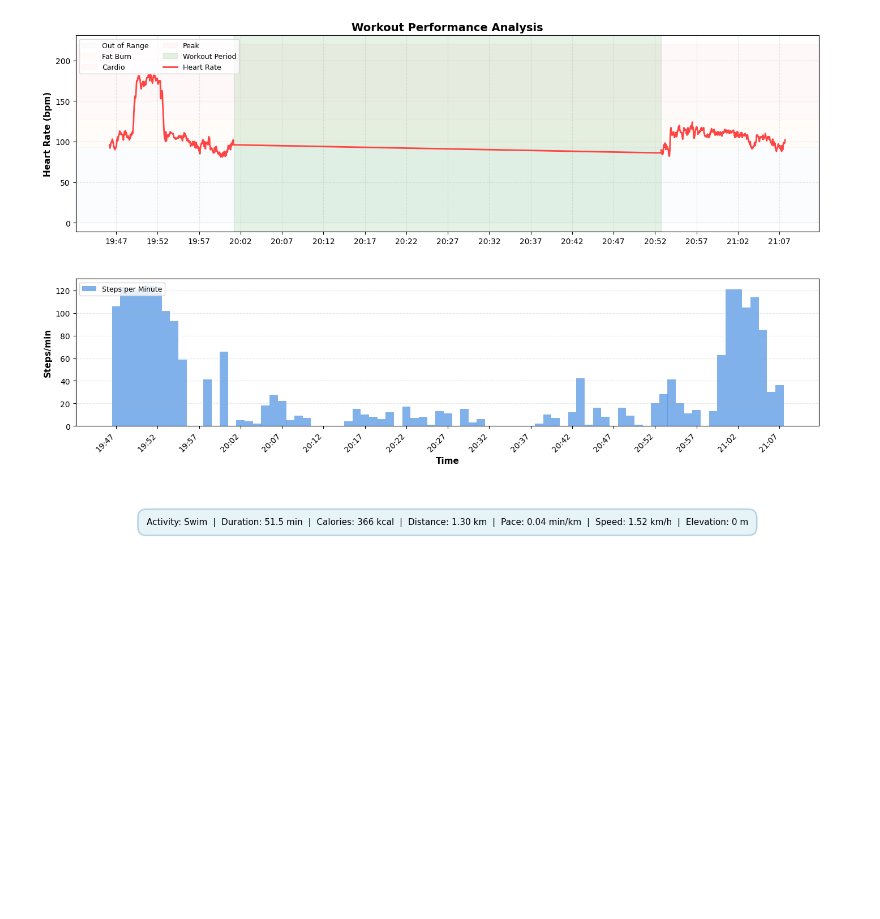
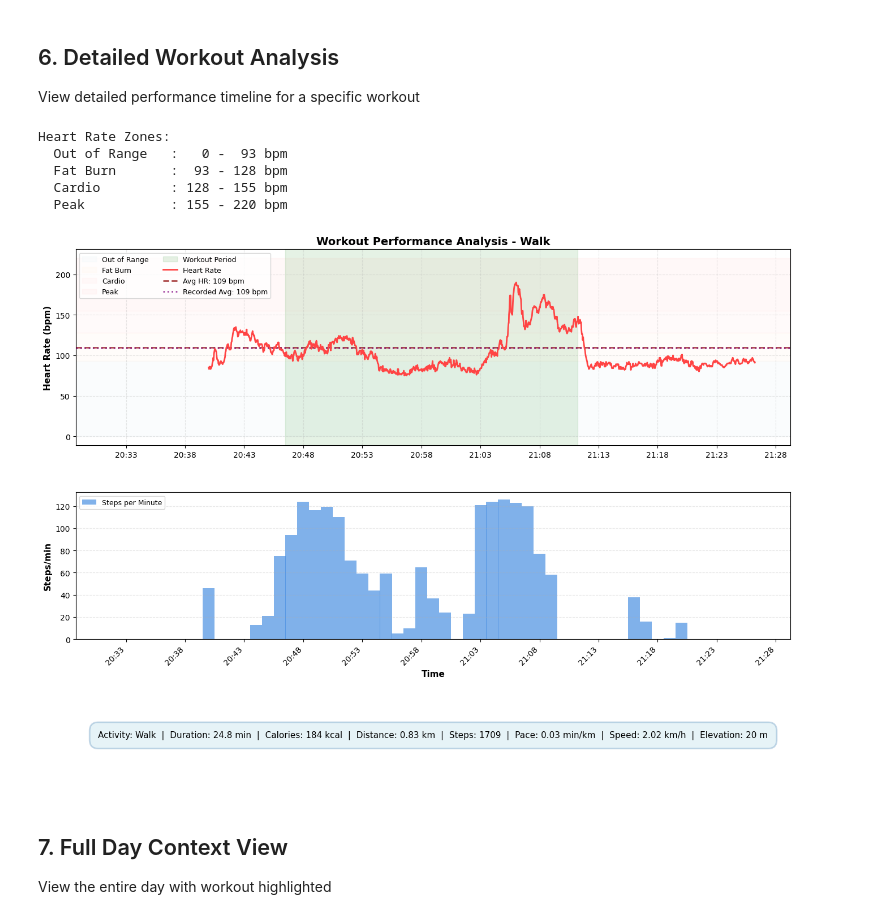
Before and after one commit to followcrom/cromWell, a Jupyter notebook: notebooks/PERFORMANCE ANALYSIS.ipynb, the cells around one changed output. Saved outputs shown, nothing was run; the diff lists cells and outputs as text; code cells hidden in the pictures; blank space fills up the shorter version.

```diff
--- a/notebooks/PERFORMANCE ANALYSIS.ipynb
+++ b/notebooks/PERFORMANCE ANALYSIS.ipynb
@@ -136,8 +149,23 @@ print(df_activity_records[['time', 'ActivityName', 'calories', 'distance', 'step
+# %% [markdown]
+## 6. Detailed Workout Analysis
+
+View detailed performance timeline for a specific workout
 # %%
-# Define heart rate zones
-zones = {
-    'Out of Range': {'range': (0, 93), 'color': '#e8f4f8'},
-    'Fat Burn': {'range': (93, 128), 'color': '#fff4e6'},
-    'Cardio': {'range': (128, 155), 'color': '#ffe8e8'},
-    'Peak': {'range': (155, 220), 'color': '#ffe0e0'}
-}
+# OPTIONAL: Calculate personalized HR zones based on age
+# Uncomment and set your age to use personalized zones
+# my_age = 35
+# my_resting_hr = 60
+# hr_zones = calculate_hr_zones_from_age(my_age, my_resting_hr)
+
+# Use default zones
+hr_zones = DEFAULT_HR_ZONES
+
+print("Heart Rate Zones:")
+for zone, info in hr_zones.items():
+    print(f"  {zone:15s}: {info['range'][0]:3d} - {info['range'][1]:3d} bpm")
+# %% [output]
+Heart Rate Zones:
+  Out of Range   :   0 -  93 bpm
+  Fat Burn       :  93 - 128 bpm
+  Cardio         : 128 - 155 bpm
+  Peak           : 155 - 220 bpm
@@ -303,6 +172,24 @@ def plot_performance_timeline(df_hr_intra, df_steps_intra, activity_record):
 # %%
-# Detailed workout zoom:
-fig1 = plot_performance_timeline(df_hr_intra, df_steps_intra, df_activity_records)
-plt.show()
+# Select which activity to analyze (0 = first, 1 = second, etc.)
+activity_index = 1
+
+if len(df_activity_records) > 0:
+    try:
+        selected_activity = df_activity_records.iloc[activity_index]
+
+        fig = plot_performance_timeline(
+            df_hr_intra,
+            df_steps_intra,
+            selected_activity,
+            hr_zones=hr_zones,
+            timezone='Europe/London'
+        )
+        plt.show()
+    except IndexError:
+        print(f"❌ Activity index {activity_index} not found. Available: 0-{len(df_activity_records)-1}")
+    except Exception as e:
+        print(f"❌ Error plotting: {e}")
+else:
+    print("❌ No activities to plot")
 # %% [output]
-[figure, old version]
+[figure, new version]
@@ -366 +196,5 @@ def plot_full_day_with_workout_highlight(df_hr_intra, df_steps_intra, activity_r
+# %% [markdown]
+## 7. Full Day Context View
+
+View the entire day with workout highlighted
 # %%
```
Also changed, not shown: parts of 46 cells of this notebook, 4 other files.
